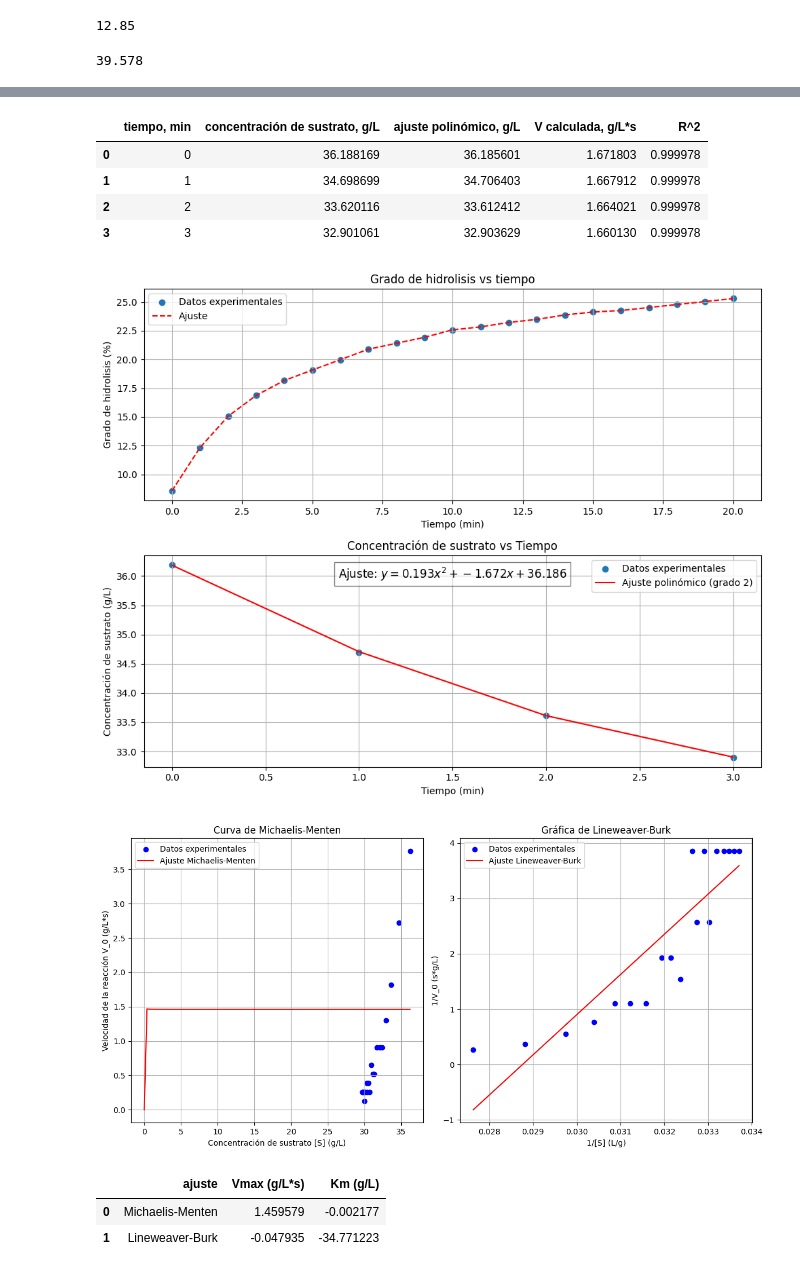
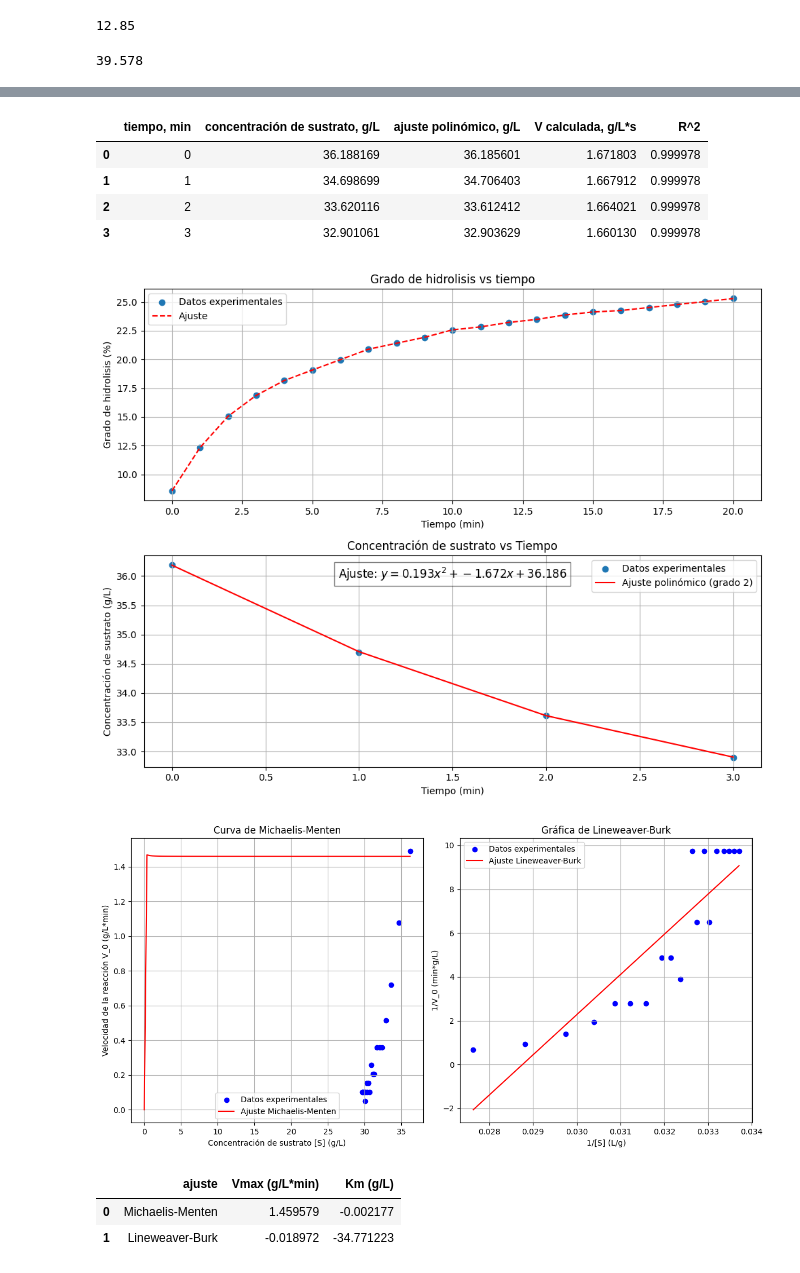
Before and after one commit to ChristianPh404/exp2, a Jupyter notebook: practica1.ipynb, the cells around one changed output, grey strips where cells are left out. Saved outputs shown, nothing was run; the diff lists cells and outputs as text; code cells hidden in the pictures.

```diff
--- a/practica1.ipynb
+++ b/practica1.ipynb
@@ -154,7 +154,7 @@ V_fit = michaelis_menten(S_fit, Vmax, Km)
 axs[0].scatter(concentraciones_sustrato, velocidades_iniciales, color='blue', label='Datos experimentales')
 axs[0].plot(S_fit, V_fit, color='red', label='Ajuste Michaelis-Menten')
 axs[0].set_xlabel('Concentración de sustrato [S] (g/L)')
-axs[0].set_ylabel('Velocidad de la reacción V_0 (g/L*s)')
+axs[0].set_ylabel('Velocidad de la reacción V_0 (g/L*min)')
 axs[0].set_title('Curva de Michaelis-Menten')
 axs[0].legend()
 axs[0].grid(True)
@@ -163,7 +163,7 @@ axs[0].grid(True)
 axs[1].scatter(inv_S, inv_V0, label='Datos experimentales', color='blue')
 axs[1].plot(inv_S, slope * inv_S + intercept, color='red', label='Ajuste Lineweaver-Burk')
 axs[1].set_xlabel('1/[S] (L/g)')
-axs[1].set_ylabel('1/V_0 (s*g/L)')
+axs[1].set_ylabel('1/V_0 (min*g/L)')
 axs[1].set_title('Gráfica de Lineweaver-Burk')
 axs[1].legend()
 axs[1].grid(True)
@@ -177,7 +177,7 @@ plt.show()
 
 tabla_vmax_km = pd.DataFrame({
     'ajuste': ['Michaelis-Menten', 'Lineweaver-Burk'],
-    'Vmax (g/L*s)': [Vmax, Vmax2],
+    'Vmax (g/L*min)': [Vmax, Vmax2],
     'Km (g/L)': [Km, Km2]
 })
 display(tabla_vmax_km)
@@ -196,34 +196,34 @@ display(tabla_vmax_km)
 | 9 | 9 | 16.9 | 0.0169 | 33.1 | 21.931428 |
 | ... | ... | ... | ... | ... | ... |
 | 16 | 16 | 18.7 | 0.0187 | 31.3 | 24.267320 |
 | 17 | 17 | 18.9 | 0.0189 | 31.1 | 24.526863 |
 | 18 | 18 | 19.1 | 0.0191 | 30.9 | 24.786407 |
 | 19 | 19 | 19.3 | 0.0193 | 30.7 | 25.045950 |
 | 20 | 20 | 19.5 | 0.0195 | 30.5 | 25.305494 |
 |  | pendiente | intercepto | r_value | std_err |
 | 0 | 3.763381 | 8.564936 | 1.0 | 0.0 |
 | 1 | 2.725207 | 9.603110 | 1.0 | 0.0 |
 | 2 | 1.816805 | 11.419915 | 1.0 | 0.0 |
 | 3 | 1.297718 | 12.977176 | 1.0 | 0.0 |
 | 4 | 0.908402 | 14.534437 | 1.0 | 0.0 |
 | 5 | 0.908402 | 14.534437 | 1.0 | 0.0 |
 | 6 | 0.908402 | 14.534437 | 1.0 | 0.0 |
 | 7 | 0.519087 | 17.259644 | 1.0 | 0.0 |
 | 8 | 0.519087 | 17.259644 | 1.0 | 0.0 |
 | 9 | 0.648859 | 16.091699 | 1.0 | 0.0 |
 | ... | ... | ... | ... | ... |
 | 15 | 0.129772 | 22.190971 | 1.0 | 0.0 |
 | 16 | 0.259544 | 20.114623 | 1.0 | 0.0 |
 | 17 | 0.259544 | 20.114623 | 1.0 | 0.0 |
 | 18 | 0.259544 | 20.114623 | 1.0 | 0.0 |
 | 19 | 0.259544 | 20.114623 | 1.0 | 0.0 |
 |  | tiempo, min | concentración de sustrato, g/L | ajuste polinómico, g/L | V calculada, g/L*s | R^2 |
 | 0 | 0 | 36.188169 | 36.185601 | 1.671803 | 0.999978 |
 | 1 | 1 | 34.698699 | 34.706403 | 1.667912 | 0.999978 |
 | 2 | 2 | 33.620116 | 33.612412 | 1.664021 | 0.999978 |
 | 3 | 3 | 32.901061 | 32.903629 | 1.660130 | 0.999978 |
 [figure]
-[figure, old version]
+[figure, new version]
-|  | ajuste | Vmax (g/L*s) | Km (g/L) |
+|  | ajuste | Vmax (g/L*min) | Km (g/L) |
 | 0 | Michaelis-Menten | 1.459579 | -0.002177 |
-| 1 | Lineweaver-Burk | -0.047935 | -34.771223 |
+| 1 | Lineweaver-Burk | -0.018972 | -34.771223 |
```
Also changed, not shown: 1 other file.
